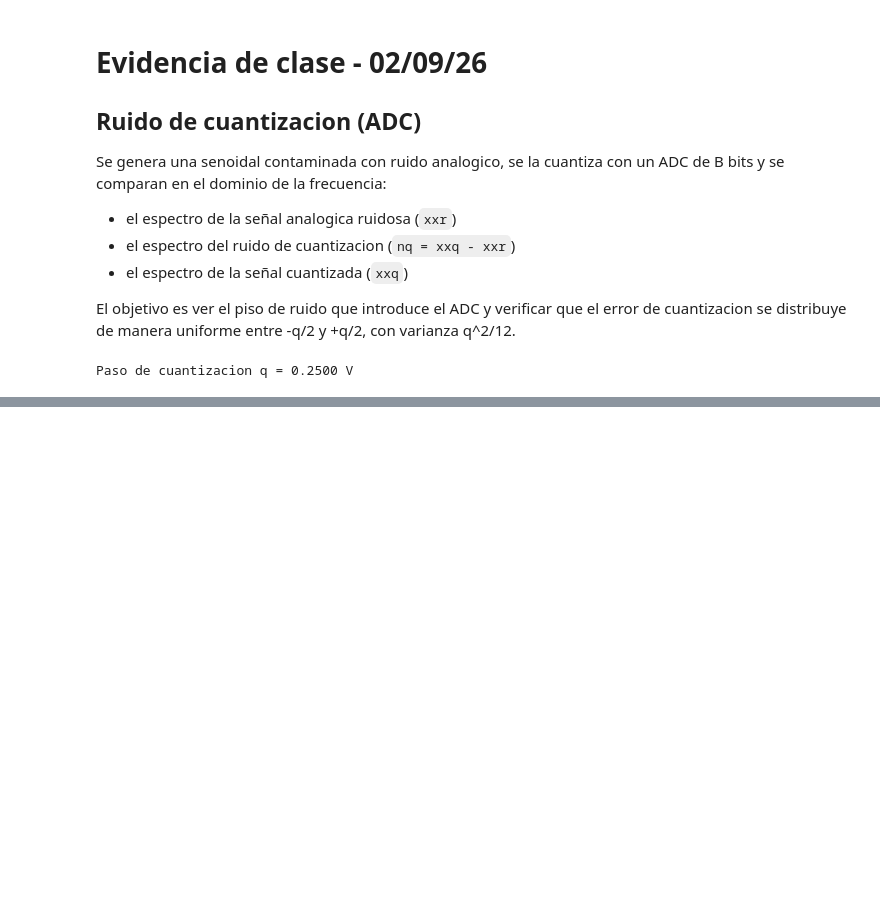
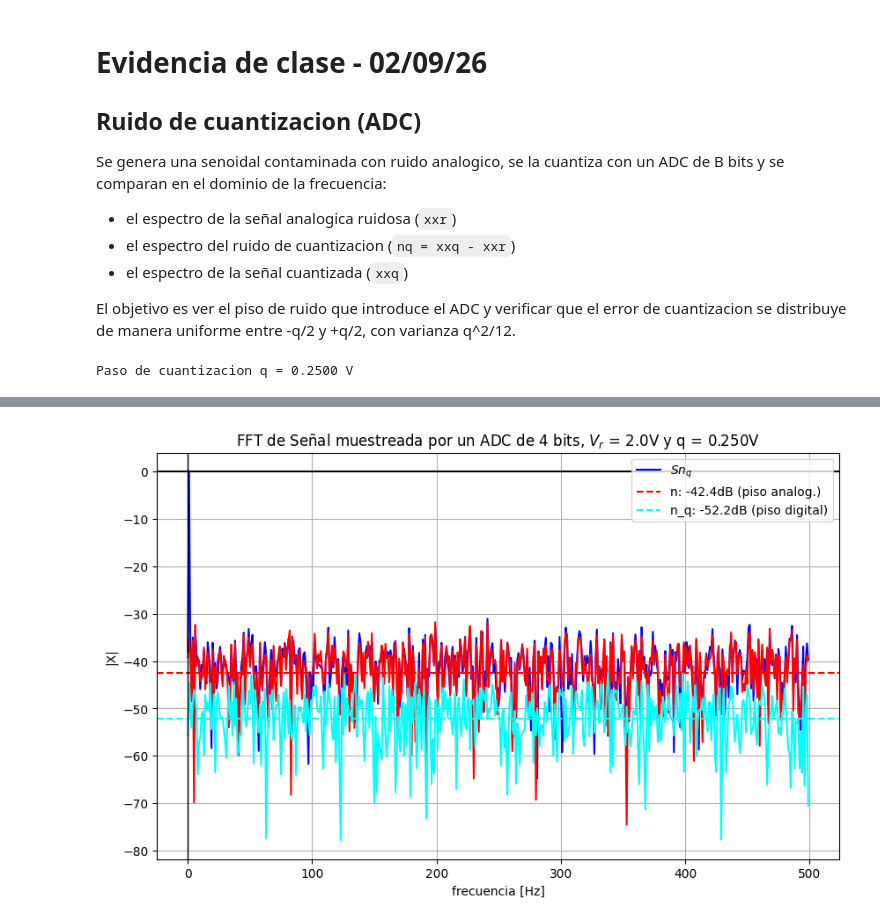
Before and after one commit to Nachoo98/APS-2C, a Jupyter notebook: Evidencia/evidencia-clase-02-09-26.ipynb, the cells around one changed output, grey strips where cells are left out. Cells and saved outputs as stored; diff of their text form; code cells hidden in the pictures; blank space fills up the shorter version.

```diff
--- a/Evidencia/evidencia-clase-02-09-26.ipynb
+++ b/Evidencia/evidencia-clase-02-09-26.ipynb
@@ -144,0 +207,38 @@ Varianza teorica  : 0.005208
+# %%
+#%% --------------- ESPECTROS NORMALIZADOS EN dB -----------------
+
+freq, sn_fft_abs = mi_fft(sn)
+ref = np.max(sn_fft_abs)                   # referencia: pico de la senoidal -> 0 dB
+
+sn_fft_dB = 20 * np.log10(sn_fft_abs/ref)
+
+freq, sn_cuantizada_fft_abs = mi_fft(sn_cuantizada)
+sn_cuantizada_fft_dB = 20 * np.log10(sn_cuantizada_fft_abs/ref)
+
+freq, n_fft_abs = mi_fft(n)
+n_fft_dB = 20 * np.log10(n_fft_abs/ref)
+
+n_q = sn_cuantizada - sn                   # error de cuantizacion
+freq, n_q_fft_abs = mi_fft(n_q)
+n_q_fft_dB = 20 * np.log10(n_q_fft_abs/ref)
+
+
+plt.figure(2, figsize=(10, 6))
+plt.plot(freq, sn_cuantizada_fft_dB, color="blue", label="$Sn_q$")
+plt.plot(freq, n_fft_dB, linestyle="-", color="red")
+plt.axhline(np.mean(n_fft_dB), color="red", linestyle="--",
+            label=f"n: {np.mean(n_fft_dB):.1f}dB (piso analog.)")
+plt.plot(freq, n_q_fft_dB, color="cyan")
+plt.axhline(np.mean(n_q_fft_dB), color="cyan", linestyle="--",
+            label=f"n_q: {np.mean(n_q_fft_dB):.1f}dB (piso digital)")
+
+plt.legend()
+plt.title("FFT de Señal muestreada por un " + titulo)
+plt.ylabel("|X|")
+plt.xlabel("frecuencia [Hz]")
+plt.grid()
+plt.axhline(0, color="black")
+plt.axvline(0, color="black", linewidth=1)
+plt.show()
+# %% [output]
+[figure, added]
```
Also changed, not shown: parts of 9 cells of this notebook, 1 other file.
